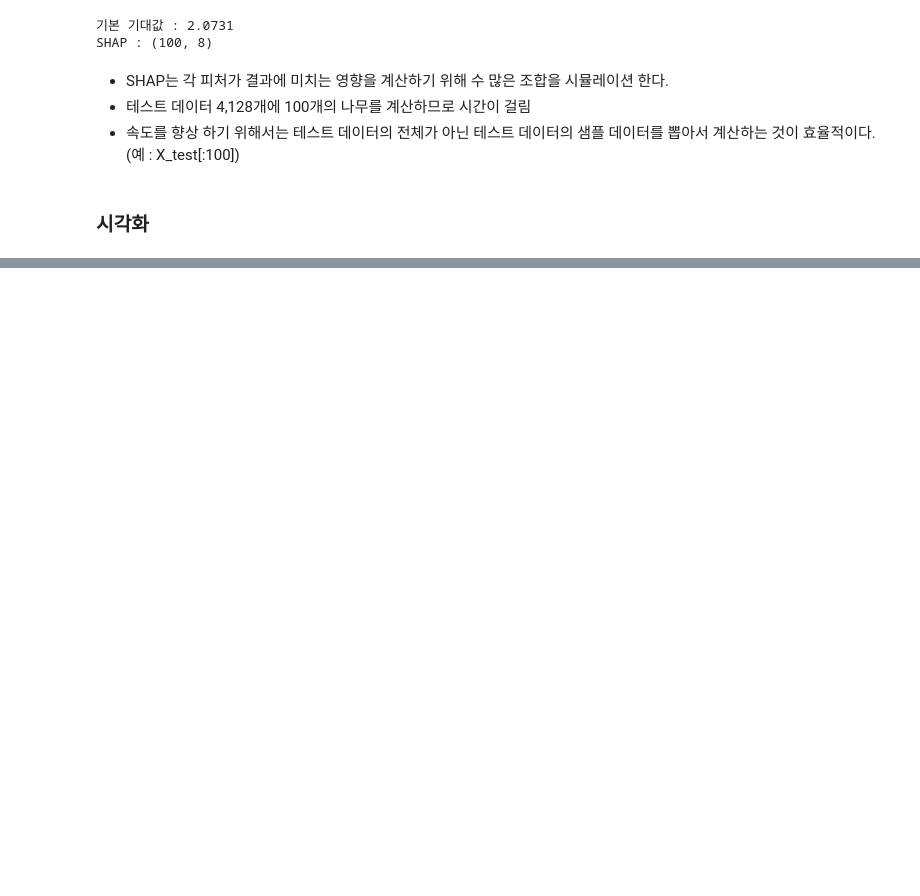
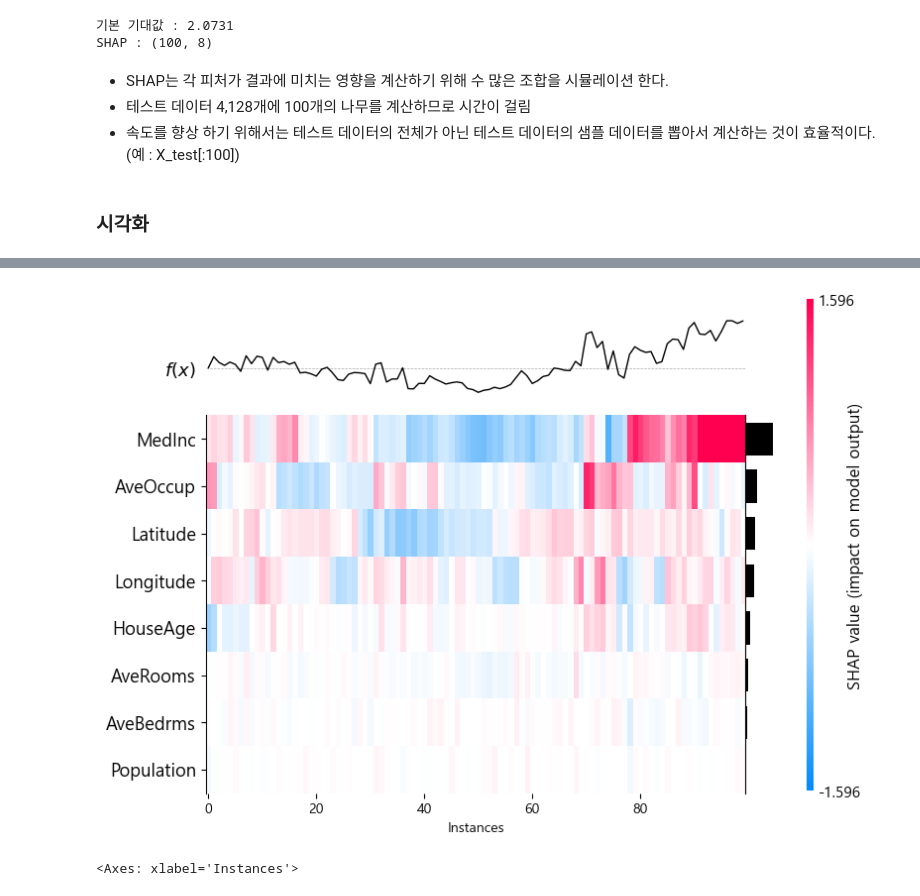
Before and after one commit to Kimdhhhh/DS-Log, a Jupyter notebook: CH02_Interpretability/03_SHAP.ipynb, the cells around one changed output, grey strips where cells are left out. Cells and saved outputs as stored; diff of their text form; code cells hidden in the pictures; blank space fills up the shorter version.

```diff
--- a/CH02_Interpretability/03_SHAP.ipynb
+++ b/CH02_Interpretability/03_SHAP.ipynb
@@ -126,0 +207,6 @@ plt.show()
+# %%
+# 5. Heatmap
+shap.plots.heatmap(explainer(x_test_sample))
+# %% [output]
+[figure, added]
+<Axes: xlabel='Instances'>
```
Also changed, not shown: parts of 15 cells of this notebook.
